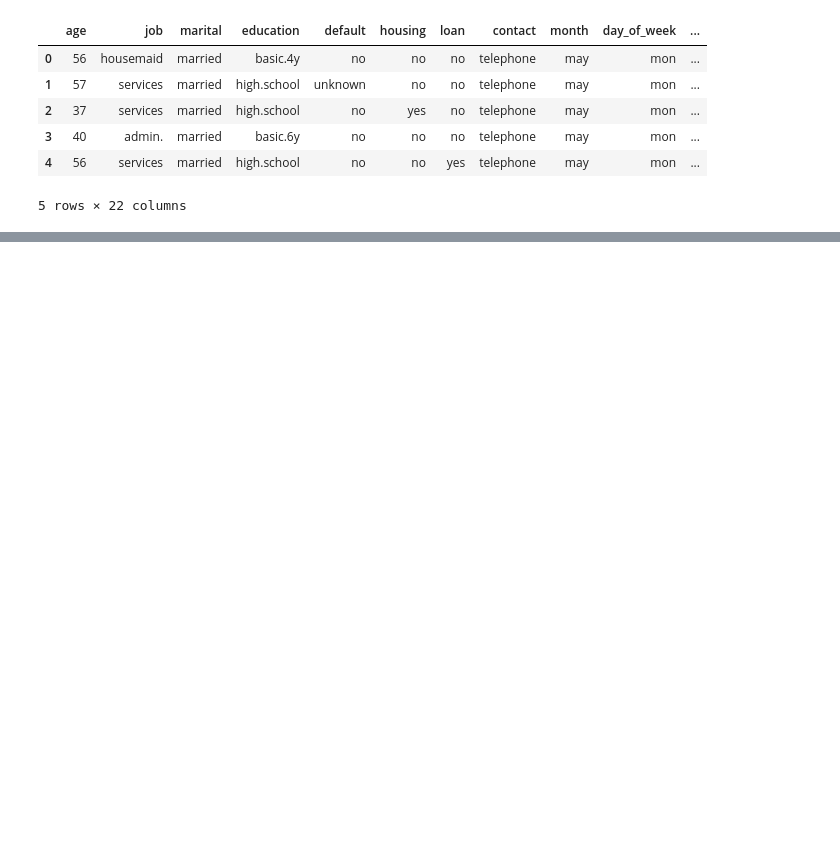
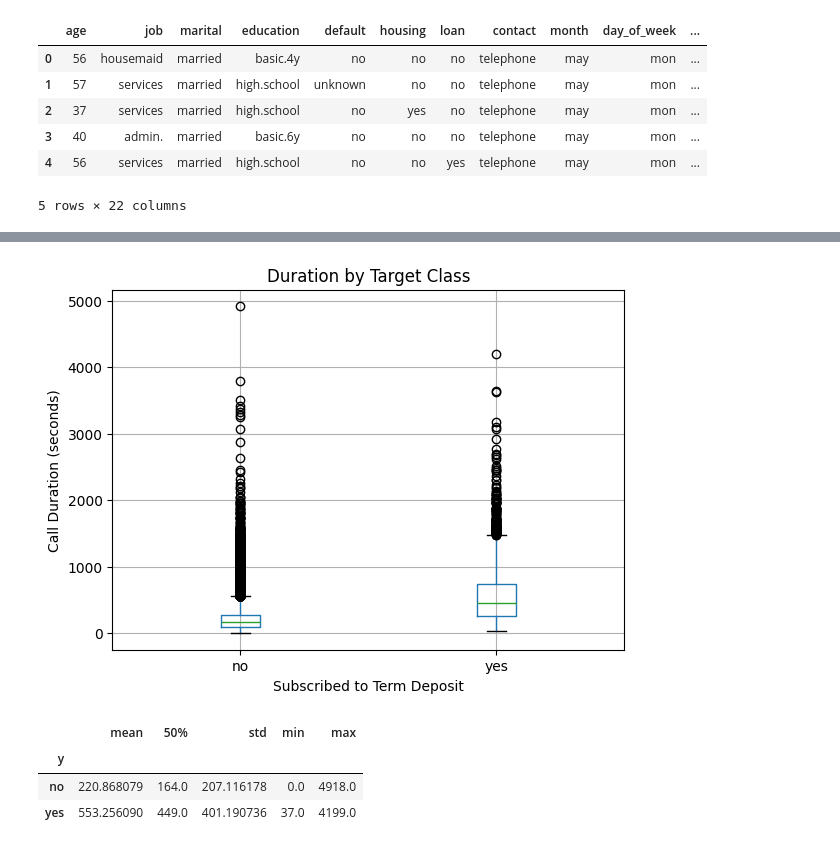
Before and after one commit to Ri-Dearg/adv-an-ca1, a Jupyter notebook: banking.ipynb, the cells around one changed output, grey strips where cells are left out. Cells and saved outputs as stored; diff of their text form; code cells hidden in the pictures; blank space fills up the shorter version.

```diff
--- a/banking.ipynb
+++ b/banking.ipynb
@@ -322,0 +350,16 @@ df_to_clean.head()
+# %%
+df_to_clean.boxplot(column='duration', by='y')
+plt.title('Duration by Target Class')
+plt.suptitle('')
+plt.xlabel('Subscribed to Term Deposit')
+plt.ylabel('Call Duration (seconds)')
+plt.show()
+# %% [output]
+[figure, added]
+# %%
+df_to_clean.groupby('y')['duration'].describe()[['mean', '50%', 'std', 'min', 'max']]
+# %% [output]
+|  | mean | 50% | std | min | max |
+| y |  |  |  |  |  |
+| no | 220.868079 | 164.0 | 207.116178 | 0.0 | 4918.0 |
+| yes | 553.256090 | 449.0 | 401.190736 | 37.0 | 4199.0 |
```
Also changed, not shown: parts of 4 cells of this notebook.
